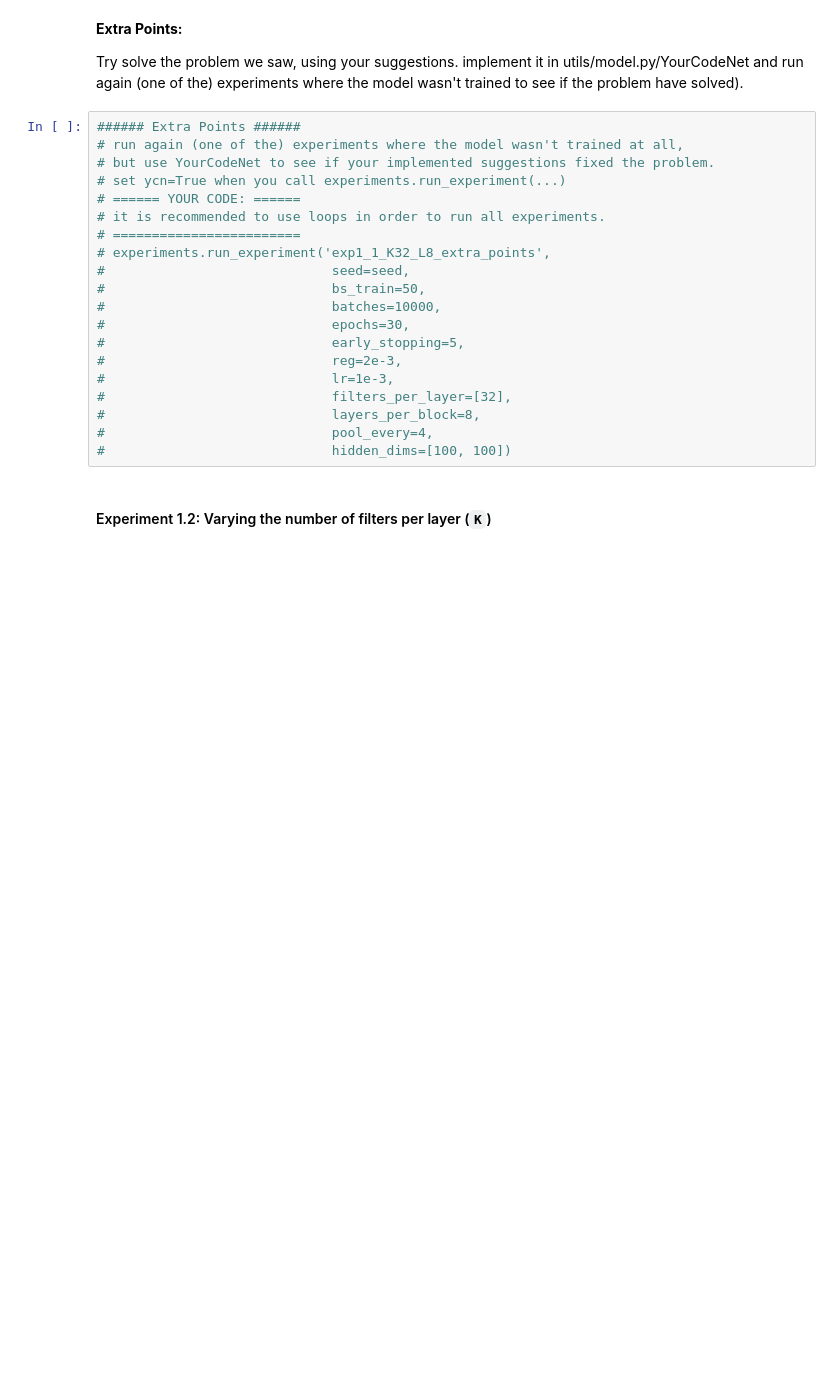
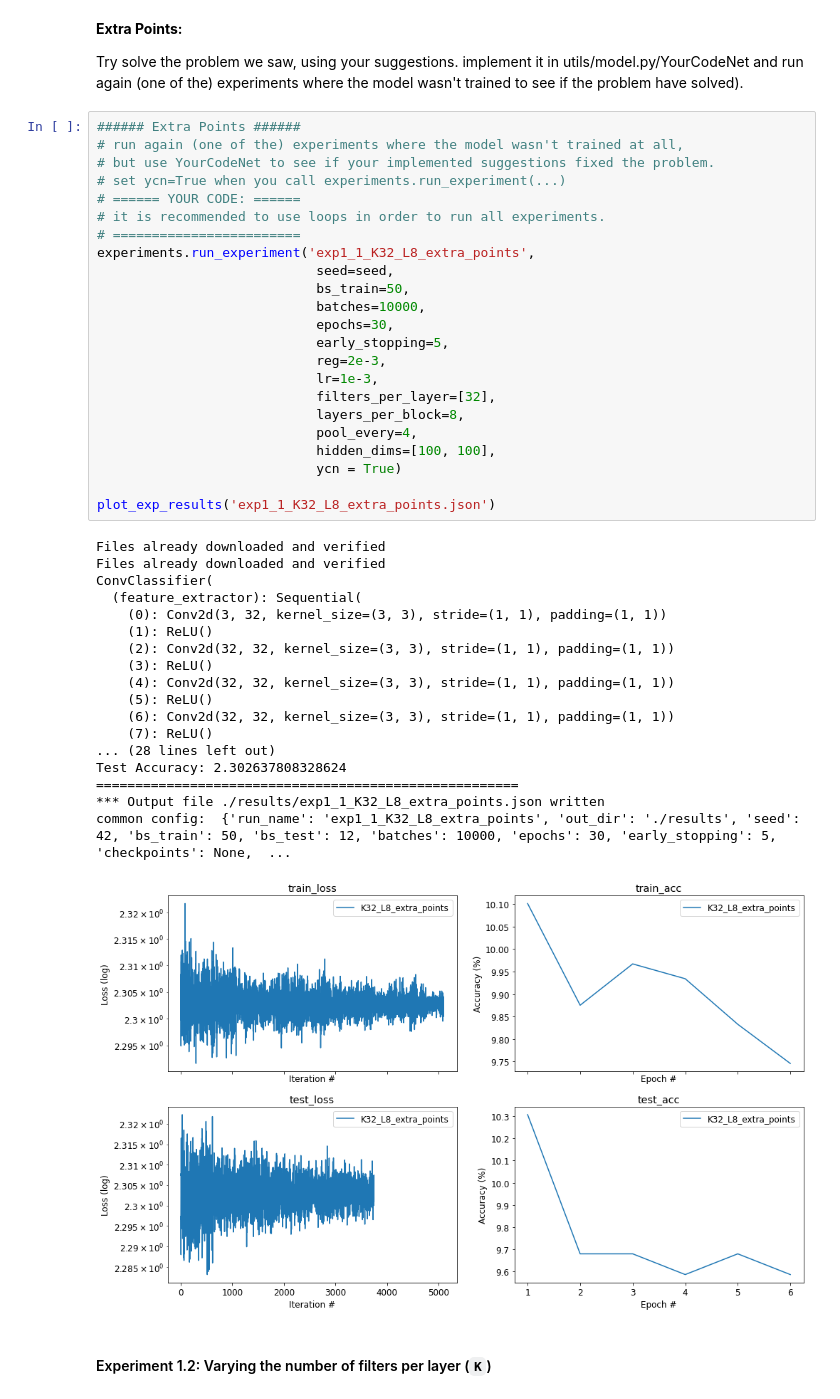
Before and after one commit to shlior7/DL-Assignment-2, a Jupyter notebook: CNN/CNNs_assignment.ipynb, the cells around one changed output. Cells and saved outputs as stored; diff of their text form; blank space fills up the shorter version.

```diff
--- a/CNN/CNNs_assignment.ipynb
+++ b/CNN/CNNs_assignment.ipynb
@@ -409,23 +418,45 @@ Try solve the problem we saw, using your suggestions. implement it in utils/mode
 # %%
 ###### Extra Points ######
 # run again (one of the) experiments where the model wasn't trained at all,
 # but use YourCodeNet to see if your implemented suggestions fixed the problem.
 # set ycn=True when you call experiments.run_experiment(...)
 # ====== YOUR CODE: ======
 # it is recommended to use loops in order to run all experiments.
 # ========================
-# experiments.run_experiment('exp1_1_K32_L8_extra_points',
-#                             seed=seed,
-#                             bs_train=50,
-#                             batches=10000,
-#                             epochs=30,
-#                             early_stopping=5,
-#                             reg=2e-3,
-#                             lr=1e-3,
-#                             filters_per_layer=[32],
-#                             layers_per_block=8,
-#                             pool_every=4,
-#                             hidden_dims=[100, 100])
+experiments.run_experiment('exp1_1_K32_L8_extra_points',
+                            seed=seed,
+                            bs_train=50,
+                            batches=10000,
+                            epochs=30,
+                            early_stopping=5,
+                            reg=2e-3,
+                            lr=1e-3,
+                            filters_per_layer=[32],
+                            layers_per_block=8,
+                            pool_every=4,
+                            hidden_dims=[100, 100],
+                            ycn = True)
+
+plot_exp_results('exp1_1_K32_L8_extra_points.json')
+# %% [output]
+Files already downloaded and verified
+Files already downloaded and verified
+ConvClassifier(
+  (feature_extractor): Sequential(
+    (0): Conv2d(3, 32, kernel_size=(3, 3), stride=(1, 1), padding=(1, 1))
+    (1): ReLU()
+    (2): Conv2d(32, 32, kernel_size=(3, 3), stride=(1, 1), padding=(1, 1))
+    (3): ReLU()
+    (4): Conv2d(32, 32, kernel_size=(3, 3), stride=(1, 1), padding=(1, 1))
+    (5): ReLU()
+    (6): Conv2d(32, 32, kernel_size=(3, 3), stride=(1, 1), padding=(1, 1))
+    (7): ReLU()
+... (28 lines left out)
+Test Accuracy: 2.302637808328624
+======================================================
+*** Output file ./results/exp1_1_K32_L8_extra_points.json written
+common config:  {'run_name': 'exp1_1_K32_L8_extra_points', 'out_dir': './results', 'seed': 42, 'bs_train': 50, 'bs_test': 12, 'batches': 10000, 'epochs': 30, 'early_stopping': 5, 'checkpoints': None,  ...
+[figure, added]
 # %% [markdown]
 #### Experiment 1.2: Varying the number of filters per layer (`K`)
 # %% [markdown]
```
Also changed, not shown: parts of 16 cells of this notebook, 24 other files.
